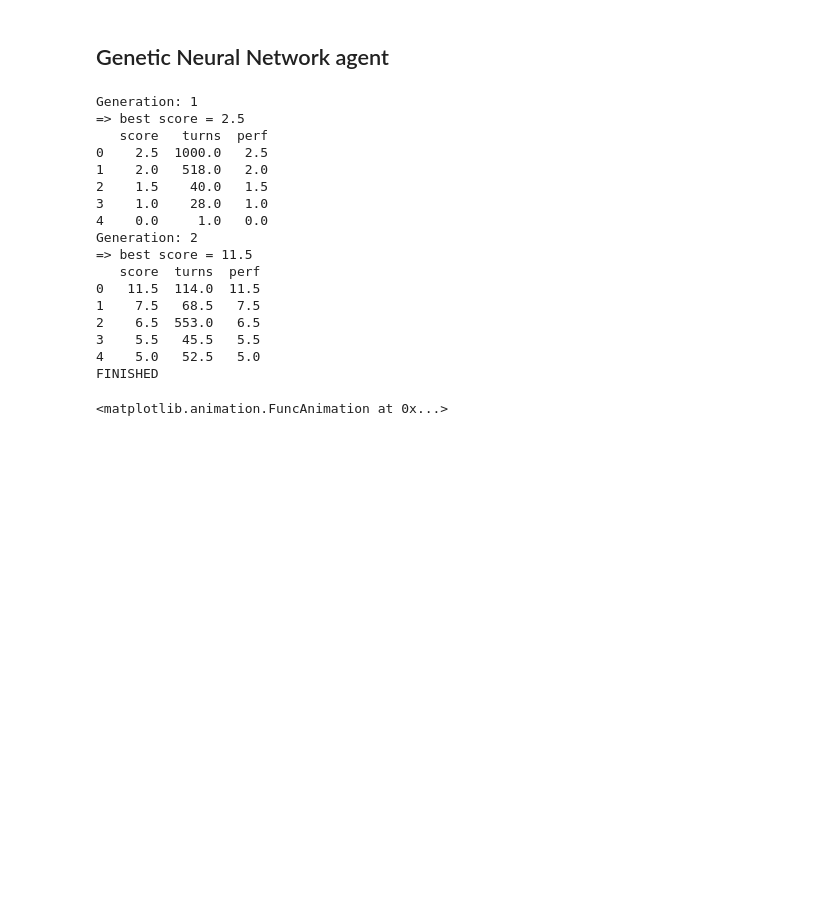
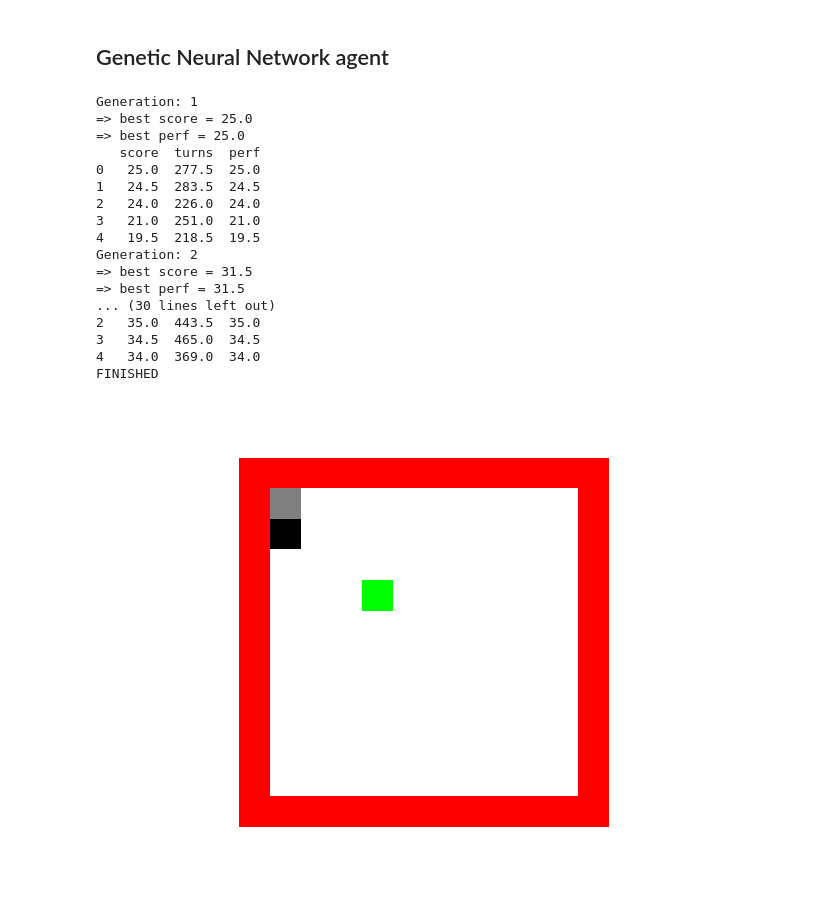
Before and after one commit to symmeHub/positron, a Jupyter notebook: book/machine_learning/exercises/tutorials/genetic_snake.ipynb, the cells around one changed output. Cells and saved outputs as stored; diff of their text form; code cells hidden in the pictures; blank space fills up the shorter version.

```diff
--- a/book/machine_learning/exercises/tutorials/genetic_snake.ipynb
+++ b/book/machine_learning/exercises/tutorials/genetic_snake.ipynb
@@ -161,14 +150,14 @@ def argMax(x):
 
 # GENETIC ALGORITHM SETUP
 
-Npop = 100  # NUMBER OF INDIVIDUALS IN THE POPULATION
-Ngen = 2  # NUMBER OF GENERATIONS OF EVOLUTION
+Npop = 10000  # NUMBER OF INDIVIDUALS IN THE POPULATION
+Ngen = 5  # NUMBER OF GENERATIONS OF EVOLUTION
 Ntries = 2  # NUMBER OF TRIES PER INDIVIDUAL PER GENERATION
 Net_struct = 5, 3  # NETWORK STRUCTURE
 keep_ratio = 0.1  # # GENETIC ALGORITHM KEEP RATIO
 mutation_ratio = 0.1  # MUTATION RATIO
 mutation_sigma = 0.1  # MUTATION GAUSSIAN SIGMA
-max_turns = 1000  # MAX PLAY TURNS PER TRIAL
+max_turns = 500  # MAX PLAY TURNS PER TRIAL
 neural_functions = [identity]  # NEURAL FUNCTION VECTOR
 
 
@@ -215,7 +204,7 @@ for generation in range(Ngen):
             turn = 0
             # weights = all_weights[agent_id]
             while snake4.status == 0:
-                sensors = snake4.sensors()
+                sensors = snake4.sensors(method="lidar")
                 my_choice = turn_ids[argMax(agent_func(sensors))]
                 snake4.turn(my_choice)
                 turn += 1
@@ -257,6 +246,7 @@ for generation in range(Ngen):
     total_generations += 1
     all_weights[:] = new_all_weights
     print(f"=> best score = {scores.max()}")
+    print(f"=> best perf = {perf.max()}")
 
     data = pd.DataFrame(
         {"score": scores[order], "turns": turns[order], "perf": perf[order]}
@@ -265,47 +255,47 @@ for generation in range(Ngen):
 print("FINISHED")
 # %% [output]
 Generation: 1
-=> best score = 2.5
-   score   turns  perf
-0    2.5  1000.0   2.5
-1    2.0   518.0   2.0
-2    1.5    40.0   1.5
-3    1.0    28.0   1.0
-4    0.0     1.0   0.0
+=> best score = 25.0
+=> best perf = 25.0
+   score  turns  perf
+0   25.0  277.5  25.0
+1   24.5  283.5  24.5
+2   24.0  226.0  24.0
+3   21.0  251.0  21.0
+4   19.5  218.5  19.5
 Generation: 2
-=> best score = 11.5
-   score  turns  perf
-0   11.5  114.0  11.5
-1    7.5   68.5   7.5
-2    6.5  553.0   6.5
-3    5.5   45.5   5.5
-4    5.0   52.5   5.0
+=> best score = 31.5
+=> best perf = 31.5
+... (30 lines left out)
+2   35.0  443.5  35.0
+3   34.5  465.0  34.5
+4   34.0  369.0  34.0
 FINISHED
 # %%
 snake5 = FastSnake(Nrow=12, Ncol=12)
 
 # weights = all_weights[0]  # BEST AGENT
 best_agent_func = agent_functions[0]
 turn_ids = np.array([-1.0, 0.0, 1.0])
 
 
 def updatefig(*args):
-    sensors = snake5.sensors()
+    sensors = snake5.sensors(method="lidar")
     my_choice = turn_ids[argMax(agent_func(sensors))]
 
     snake5.turn(my_choice)
     im2.set_array(snake5.grid)
     if snake5.status != 0:
         snake5.reset()
     return (im2,)
 
 
 fig2, ax2 = plt.subplots()
 ax2.axis("off")
 im2 = plt.imshow(snake5.grid, interpolation="nearest", animated=True)
 anim = animation.FuncAnimation(fig2, updatefig, frames=500, interval=50, blit=True)
-# plt.show()
-plt.close()
-anim
+plt.show()
+# plt.close()
+# anim
 # %% [output]
-<matplotlib.animation.FuncAnimation at 0x...>
+[figure, added]
```
Also changed, not shown: parts of 4 cells of this notebook, 2 other files.
